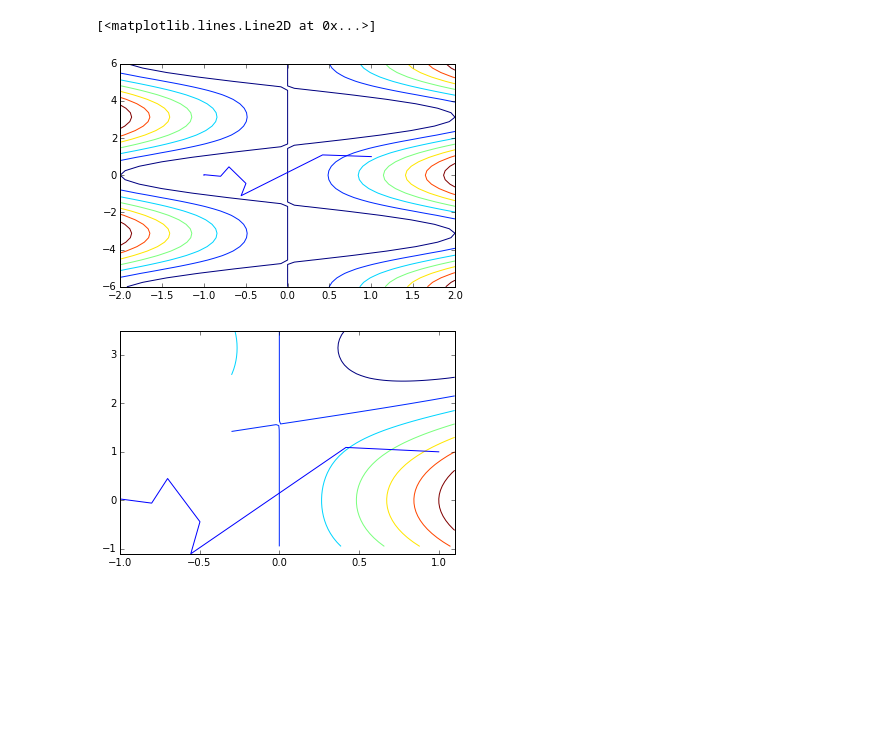
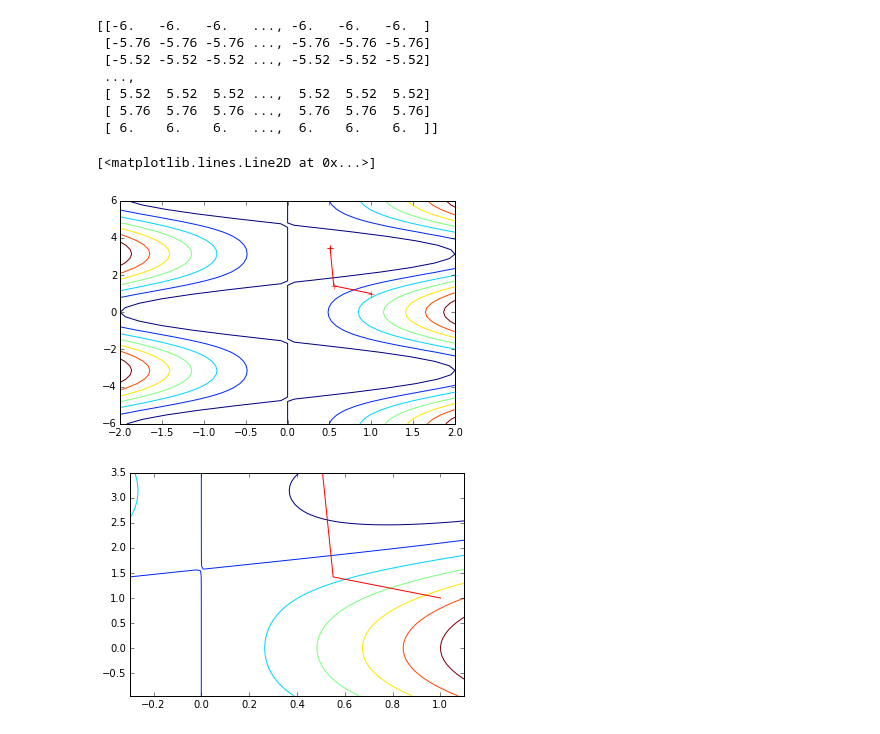
Before and after one commit to ContactEngineering/ContactMechanics, a Jupyter notebook: helpers/Testing_Newton_linesearch.ipynb, the cells around one changed output. Saved outputs shown, nothing was run; the diff lists cells and outputs as text; code cells hidden in the pictures; blank space fills up the shorter version.

Commit message:
debugging linelsearch newton

```diff
--- a/helpers/Testing_Newton_linesearch.ipynb
+++ b/helpers/Testing_Newton_linesearch.ipynb
@@ -25,0 +41,14 @@ with open(fname) as filehandle:
+# %%
+def second_wolfe_condition(x0, fprime, direction, alpha, beta2):
+    """
+    p. 270, 11.21
+
+    Keyword Arguments:
+    x0        -- initial guess for solution
+    fprime    -- Jacobian (gradient) of objective function
+    direction -- search direction
+    alpha     -- step size
+    beta2     -- upper wolfe bound
+    """
+    return (float(fprime(x0 + alpha*direction).T * direction) >=
+            beta2*float(fprime(x0).T * direction))
@@ -26,9 +284,9 @@ with open(fname) as filehandle:
 # %%
 x0 = np.array([1.,1.])
-result = scipy.optimize.minimize(fun, x0=x0, method=newton_linesearch,
-                                 jac=jac, hess=hess, tol=1.e-16,
-                                 options={'store_iterates': 'iterate'})
-print(" k    f(x_k)   |∇f(x_k))| α_k    τ_k")
+result = scipy.optimize.minimize(test_fun, x0=x0, method=newton_linesearch,
+                                 jac=test_jac, hess=test_hess, tol=1.e-16,
+                                 options={'store_iterates': 'iterate', 'maxiter':4})
+print(" k    f(x_k)   |∇f(x_k))|    α_k        τ_k")
 for (i, it) in enumerate(result.iterates):
-    print("{0:>2} {1:+.4e} {2:.4e} {3:>2} {4:.4e}".format(i, it.fun, np.linalg.norm(it.jac), it.alpha, it.tau))
+    print("{0:>2} {1:+.4e} {2:.4e} {3:>.4e} {4:.4e}".format(i, it.fun, np.linalg.norm(it.jac), it.alpha, it.tau))
 # %% [output]
@@ -47,18 +310,33 @@ for (i, it) in enumerate(result.iterates):
 # %%
 %matplotlib inline
 import matplotlib.pyplot as plt
 iterates = np.array([iterate.x for iterate in result.iterates])
 x, y = iterates[:, 0], iterates[:, 1]
 xg, yg = np.linspace(-2, 2, 51), np.linspace(-6, 6, 51)
+def mat_fun(x_g, x_):
+    Z = np.zeros((xg.size, yg.size))
+
+    for i in range(Z.shape[0]):
+        for j in range(Z.shape[1]):
+            Z[j, i] = test_fun(np.array([xg[i], yg[j]]))
+    return Z
 X, Y = np.meshgrid(xg,yg)
-plt.contour(X, Y, fun([X, Y]))
-plt.plot(x, y)
+print(Y)
+plt.contour(X, Y, mat_fun(xg, yg))
+plt.plot(x, y, c='r', marker='+')
 plt.figure()
 xg, yg = np.linspace(-.3, 1.1, 51), np.linspace(-.95, 3.5, 51)
 X, Y = np.meshgrid(xg,yg)
-plt.contour(xg, yg, fun([X, Y]))
-plt.plot(x, y)
+plt.contour(xg, yg, mat_fun(xg, yg))
+plt.plot(x, y, c='r')
 # %% [output]
-[<matplotlib.lines.Line2D at 0x...>]
+[[-6.   -6.   -6.   ..., -6.   -6.   -6.  ]
+ [-5.76 -5.76 -5.76 ..., -5.76 -5.76 -5.76]
+ [-5.52 -5.52 -5.52 ..., -5.52 -5.52 -5.52]
+ ...,
+ [ 5.52  5.52  5.52 ...,  5.52  5.52  5.52]
+ [ 5.76  5.76  5.76 ...,  5.76  5.76  5.76]
+ [ 6.    6.    6.   ...,  6.    6.    6.  ]]
+[<matplotlib.lines.Line2D at 0x...>]
-[figure, old version]
+[figure, new version]
-[figure, old version]
+[figure, new version]
```
Also changed, not shown: parts of 10 cells of this notebook, 6 other files.
